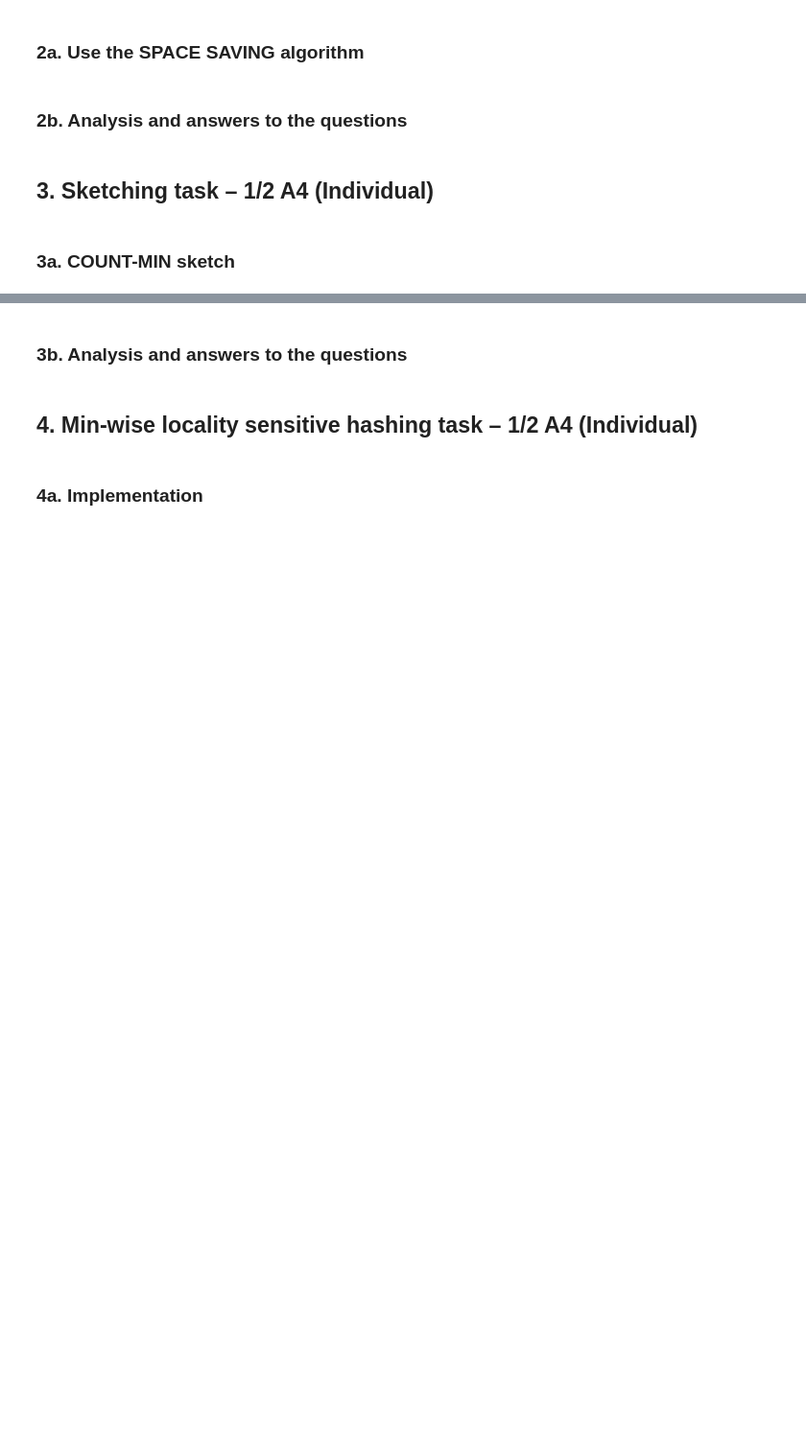
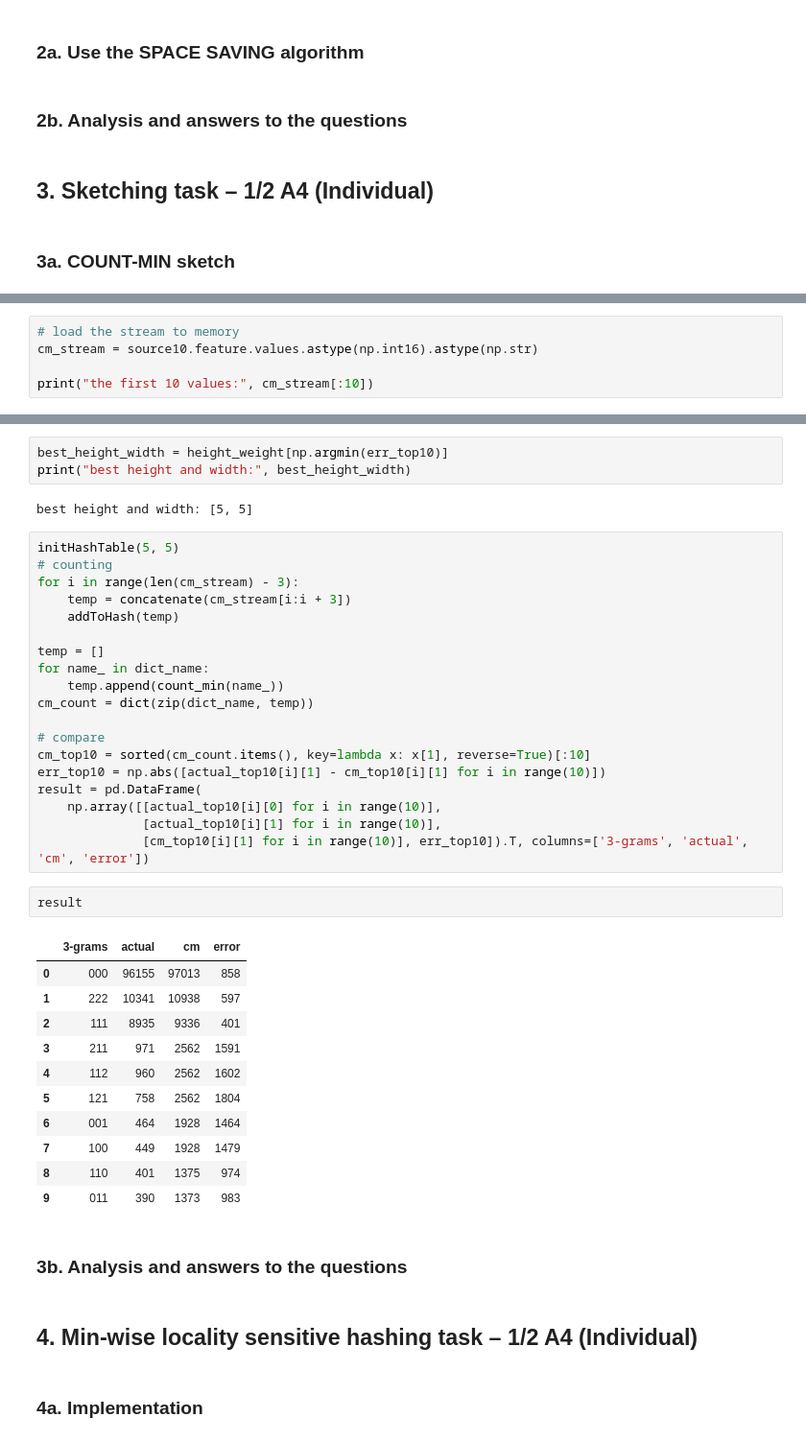
Before and after one commit to Timo9Madrid7/CS4035CyberDataAnalytics, a Jupyter notebook: assignment3/Lab3.ipynb, the cells around one changed output, grey strips where cells are left out. Shown at 96% size. Cells and saved outputs as stored; diff of their text form; blank space fills up the shorter version.

```diff
--- a/assignment3/Lab3.ipynb
+++ b/assignment3/Lab3.ipynb
@@ -246,0 +312,5 @@ plt.show()
+# %%
+# load the stream to memory
+cm_stream = source10.feature.values.astype(np.int16).astype(np.str)
+
+print("the first 10 values:", cm_stream[:10])
@@ -247,3 +357,41 @@ plt.show()
+# %%
+best_height_width = height_weight[np.argmin(err_top10)]
+print("best height and width:", best_height_width)
+# %% [output]
+best height and width: [5, 5]
+# %%
+initHashTable(5, 5)
+# counting
+for i in range(len(cm_stream) - 3):
+    temp = concatenate(cm_stream[i:i + 3])
+    addToHash(temp)
+
+temp = []
+for name_ in dict_name:
+    temp.append(count_min(name_))
+cm_count = dict(zip(dict_name, temp))
+
+# compare
+cm_top10 = sorted(cm_count.items(), key=lambda x: x[1], reverse=True)[:10]
+err_top10 = np.abs([actual_top10[i][1] - cm_top10[i][1] for i in range(10)])
+result = pd.DataFrame(
+    np.array([[actual_top10[i][0] for i in range(10)],
+              [actual_top10[i][1] for i in range(10)],
+              [cm_top10[i][1] for i in range(10)], err_top10]).T, columns=['3-grams', 'actual', 'cm', 'error'])
+# %%
+result
+# %% [output]
+|  | 3-grams | actual | cm | error |
+| 0 | 000 | 96155 | 97013 | 858 |
+| 1 | 222 | 10341 | 10938 | 597 |
+| 2 | 111 | 8935 | 9336 | 401 |
+| 3 | 211 | 971 | 2562 | 1591 |
+| 4 | 112 | 960 | 2562 | 1602 |
+| 5 | 121 | 758 | 2562 | 1804 |
+| 6 | 001 | 464 | 1928 | 1464 |
+| 7 | 100 | 449 | 1928 | 1479 |
+| 8 | 110 | 401 | 1375 | 974 |
+| 9 | 011 | 390 | 1373 | 983 |
 # %% [markdown]
 ### 3b. Analysis and answers to the questions
 # %% [markdown]
```
Also changed, not shown: parts of 6 cells of this notebook.
